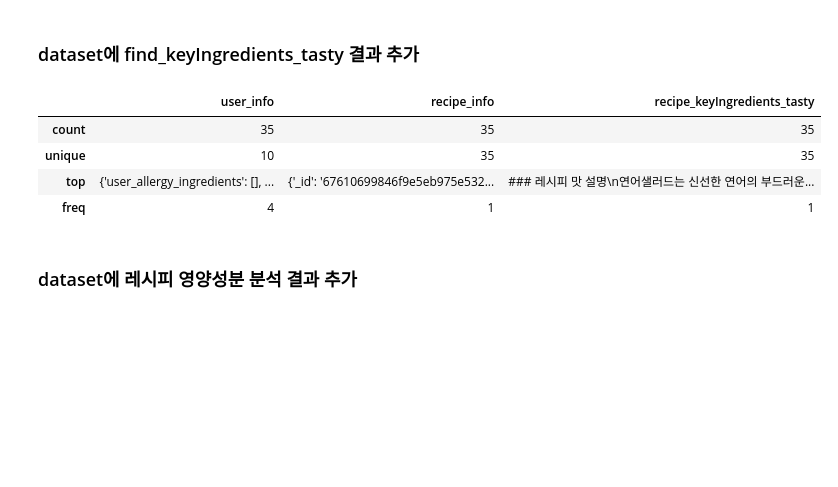
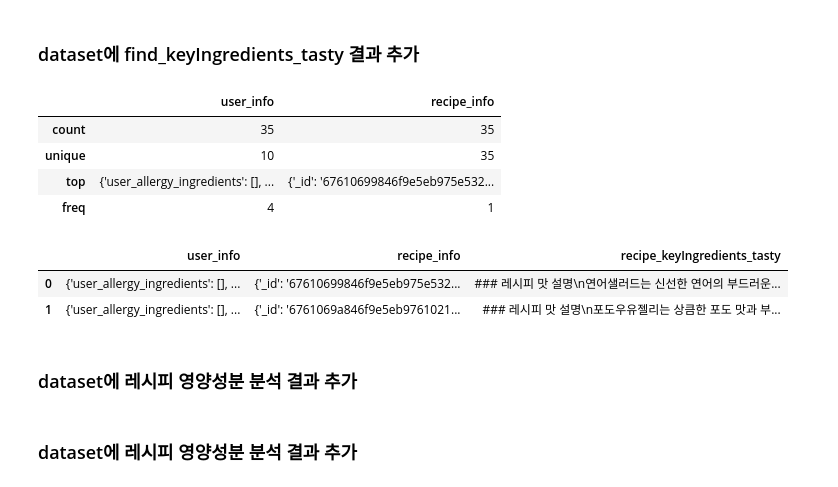
Before and after one commit to tasty-savings/ts-ai, a Jupyter notebook: evaluation/generate_dataset.ipynb, the cells around one changed output. Cells and saved outputs as stored; diff of their text form; code cells hidden in the pictures; blank space fills up the shorter version.

```diff
--- a/evaluation/generate_dataset.ipynb
+++ b/evaluation/generate_dataset.ipynb
@@ -215,22 +202,28 @@ async def generate_test_dataset(prompt, df, new_column, batch_size=5, max_concur
 # %%
 # user_info, recipe_info가 있는 dataset -> 결과는 langfuse 2024.12.18 오전 9:9~9:10분꺼부터 보기
 df = pd.read_json('data/combined_dataset.json')
 
 # 비동기 함수 실행
-df_tasty = await generate_test_dataset("find_keyIngredients_tasty", df, "recipe_keyIngredients_tasty")
+df_tasty = await generate_test_dataset("find_keyIngredients_tasty", df, "expected_output")
 df_tasty.describe()
 # %% [output]
-|  | user_info | recipe_info | recipe_keyIngredients_tasty |
-| count | 35 | 35 | 35 |
-| unique | 10 | 35 | 35 |
-| top | {'user_allergy_ingredients': [], ... | {'_id': '67610699846f9e5eb975e532... | ### 레시피 맛 설명\n연어샐러드는 신선한 연어의 부드러운... |
-| freq | 4 | 1 | 1 |
+|  | user_info | recipe_info |
+| count | 35 | 35 |
+| unique | 10 | 35 |
+| top | {'user_allergy_ingredients': [], ... | {'_id': '67610699846f9e5eb975e532... |
+| freq | 4 | 1 |
 # %%
 # user, recipe 정보만 저장
 # df_tasty.iloc[:,:-1].to_csv("data/test_userRecipe.csv", index=False)
 
 # user, recipe, 맛분석 결과 저장
 df_tasty.to_csv("data/test_userRecipeTasty.csv", index=False)
+# %%
+df_tasty[:2]
+# %% [output]
+|  | user_info | recipe_info | recipe_keyIngredients_tasty |
+| 0 | {'user_allergy_ingredients': [], ... | {'_id': '67610699846f9e5eb975e532... | ### 레시피 맛 설명\n연어샐러드는 신선한 연어의 부드러운... |
+| 1 | {'user_allergy_ingredients': [], ... | {'_id': '6761069a846f9e5eb9761021... | ### 레시피 맛 설명\n포도우유젤리는 상큼한 포도 맛과 부... |
 # %% [markdown]
 ### dataset에 레시피 영양성분 분석 결과 추가
 # %%
@@ -242,0 +236,2 @@ final_df.to_csv("data/test_dataset.csv", index=False)
+# %% [markdown]
+### dataset에 레시피 영양성분 분석 결과 추가
```
Also changed, not shown: parts of 7 cells of this notebook, 5 other files.
